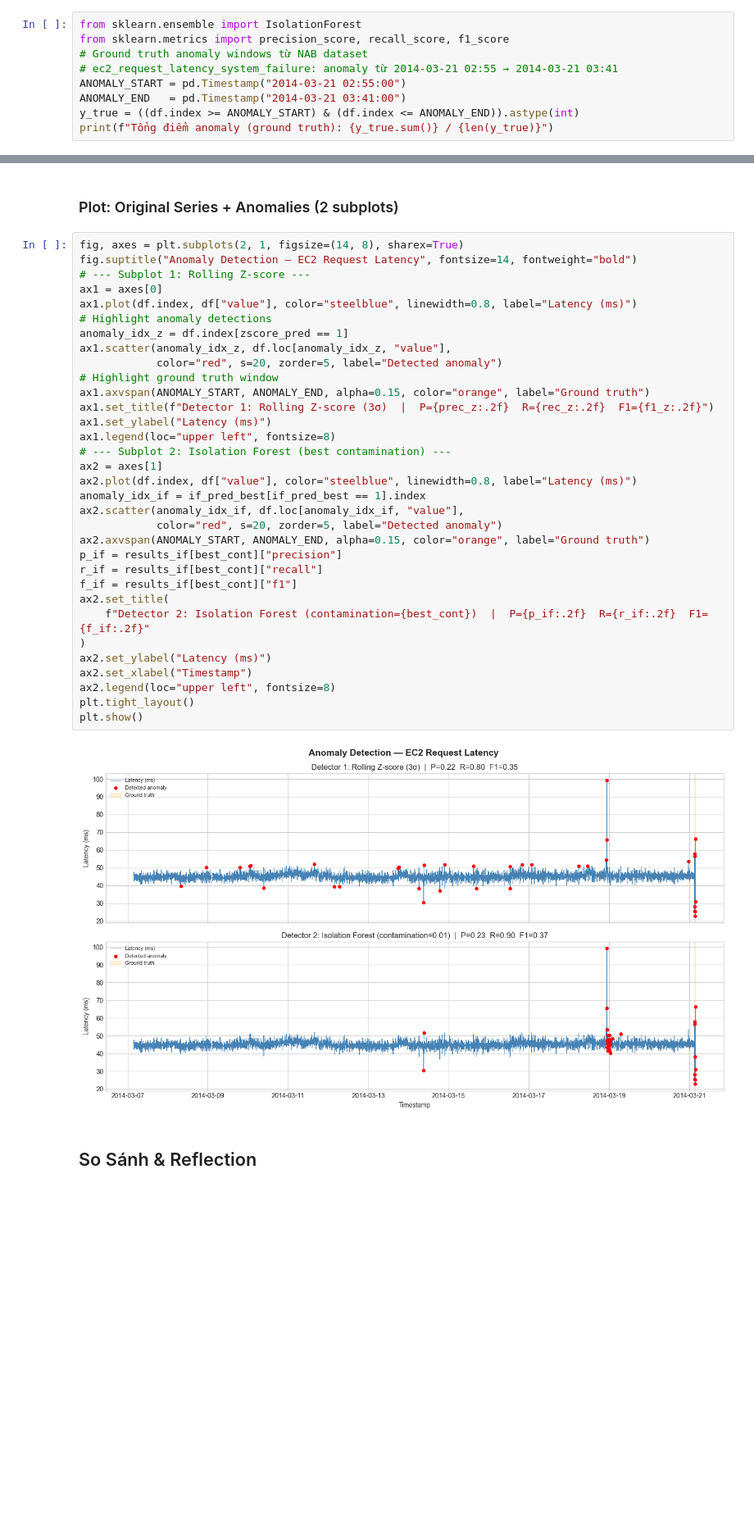
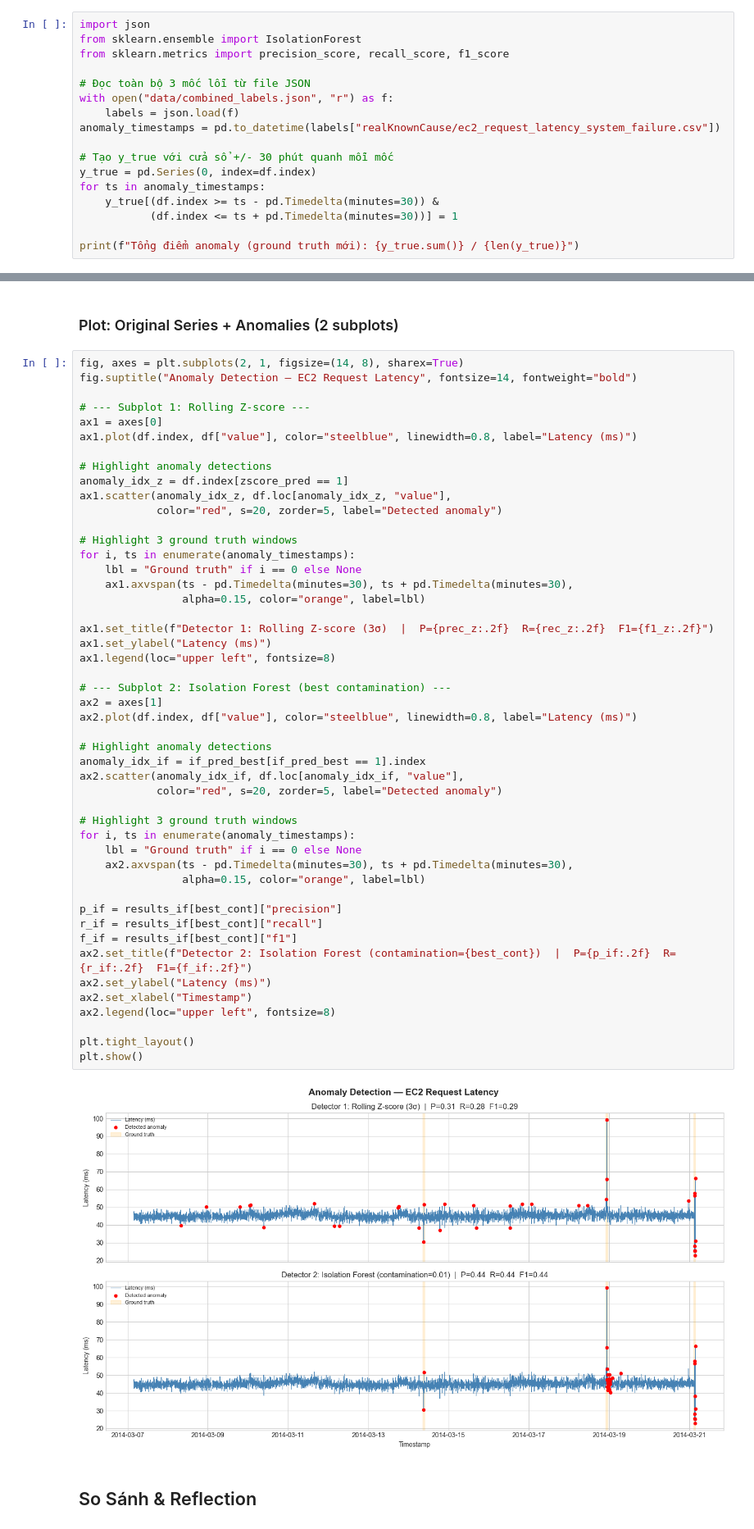
Before and after one commit to AIops-g4/aiops-minhtq, a Jupyter notebook: w1/day-a/assignment.ipynb, the cells around one changed output, grey strips where cells are left out. Shown at 82% size. Saved outputs shown, nothing was run; the diff lists cells and outputs as text; blank space fills up the shorter version.

```diff
--- a/w1/day-a/assignment.ipynb
+++ b/w1/day-a/assignment.ipynb
@@ -161,12 +161,20 @@ plt.show()
 # %% [markdown]
 ### Load ground truth labels từ NAB
 # %%
+import json
 from sklearn.ensemble import IsolationForest
 from sklearn.metrics import precision_score, recall_score, f1_score
-# Ground truth anomaly windows từ NAB dataset
-# ec2_request_latency_system_failure: anomaly từ 2014-03-21 02:55 → 2014-03-21 03:41
-ANOMALY_START = pd.Timestamp("2014-03-21 02:55:00")
-ANOMALY_END   = pd.Timestamp("2014-03-21 03:41:00")
-y_true = ((df.index >= ANOMALY_START) & (df.index <= ANOMALY_END)).astype(int)
-print(f"Tổng điểm anomaly (ground truth): {y_true.sum()} / {len(y_true)}")
+
+# Đọc toàn bộ 3 mốc lỗi từ file JSON
+with open("data/combined_labels.json", "r") as f:
+    labels = json.load(f)
+anomaly_timestamps = pd.to_datetime(labels["realKnownCause/ec2_request_latency_system_failure.csv"])
+
+# Tạo y_true với cửa sổ +/- 30 phút quanh mỗi mốc
+y_true = pd.Series(0, index=df.index)
+for ts in anomaly_timestamps:
+    y_true[(df.index >= ts - pd.Timedelta(minutes=30)) &
+           (df.index <= ts + pd.Timedelta(minutes=30))] = 1
+
+print(f"Tổng điểm anomaly (ground truth mới): {y_true.sum()} / {len(y_true)}")
 # %% [output]
@@ -270,38 +278,53 @@ y_true_feat: 3889 | X: 3889
 # %%
 fig, axes = plt.subplots(2, 1, figsize=(14, 8), sharex=True)
 fig.suptitle("Anomaly Detection — EC2 Request Latency", fontsize=14, fontweight="bold")
+
 # --- Subplot 1: Rolling Z-score ---
 ax1 = axes[0]
 ax1.plot(df.index, df["value"], color="steelblue", linewidth=0.8, label="Latency (ms)")
+
 # Highlight anomaly detections
 anomaly_idx_z = df.index[zscore_pred == 1]
 ax1.scatter(anomaly_idx_z, df.loc[anomaly_idx_z, "value"],
             color="red", s=20, zorder=5, label="Detected anomaly")
-# Highlight ground truth window
-ax1.axvspan(ANOMALY_START, ANOMALY_END, alpha=0.15, color="orange", label="Ground truth")
+
+# Highlight 3 ground truth windows
+for i, ts in enumerate(anomaly_timestamps):
+    lbl = "Ground truth" if i == 0 else None
+    ax1.axvspan(ts - pd.Timedelta(minutes=30), ts + pd.Timedelta(minutes=30),
+                alpha=0.15, color="orange", label=lbl)
+
 ax1.set_title(f"Detector 1: Rolling Z-score (3σ)  |  P={prec_z:.2f}  R={rec_z:.2f}  F1={f1_z:.2f}")
 ax1.set_ylabel("Latency (ms)")
 ax1.legend(loc="upper left", fontsize=8)
+
 # --- Subplot 2: Isolation Forest (best contamination) ---
 ax2 = axes[1]
 ax2.plot(df.index, df["value"], color="steelblue", linewidth=0.8, label="Latency (ms)")
+
+# Highlight anomaly detections
 anomaly_idx_if = if_pred_best[if_pred_best == 1].index
 ax2.scatter(anomaly_idx_if, df.loc[anomaly_idx_if, "value"],
             color="red", s=20, zorder=5, label="Detected anomaly")
-ax2.axvspan(ANOMALY_START, ANOMALY_END, alpha=0.15, color="orange", label="Ground truth")
+
+# Highlight 3 ground truth windows
+for i, ts in enumerate(anomaly_timestamps):
+    lbl = "Ground truth" if i == 0 else None
+    ax2.axvspan(ts - pd.Timedelta(minutes=30), ts + pd.Timedelta(minutes=30),
+                alpha=0.15, color="orange", label=lbl)
+
 p_if = results_if[best_cont]["precision"]
 r_if = results_if[best_cont]["recall"]
 f_if = results_if[best_cont]["f1"]
-ax2.set_title(
-    f"Detector 2: Isolation Forest (contamination={best_cont})  |  P={p_if:.2f}  R={r_if:.2f}  F1={f_if:.2f}"
-)
+ax2.set_title(f"Detector 2: Isolation Forest (contamination={best_cont})  |  P={p_if:.2f}  R={r_if:.2f}  F1={f_if:.2f}")
 ax2.set_ylabel("Latency (ms)")
 ax2.set_xlabel("Timestamp")
 ax2.legend(loc="upper left", fontsize=8)
+
 plt.tight_layout()
 plt.show()
 # %% [output]
-[figure, old version]
+[figure, new version]
 # %% [markdown]
 ## So Sánh & Reflection
 # %% [markdown]
```
Also changed, not shown: parts of 8 cells of this notebook, 3 other files.
